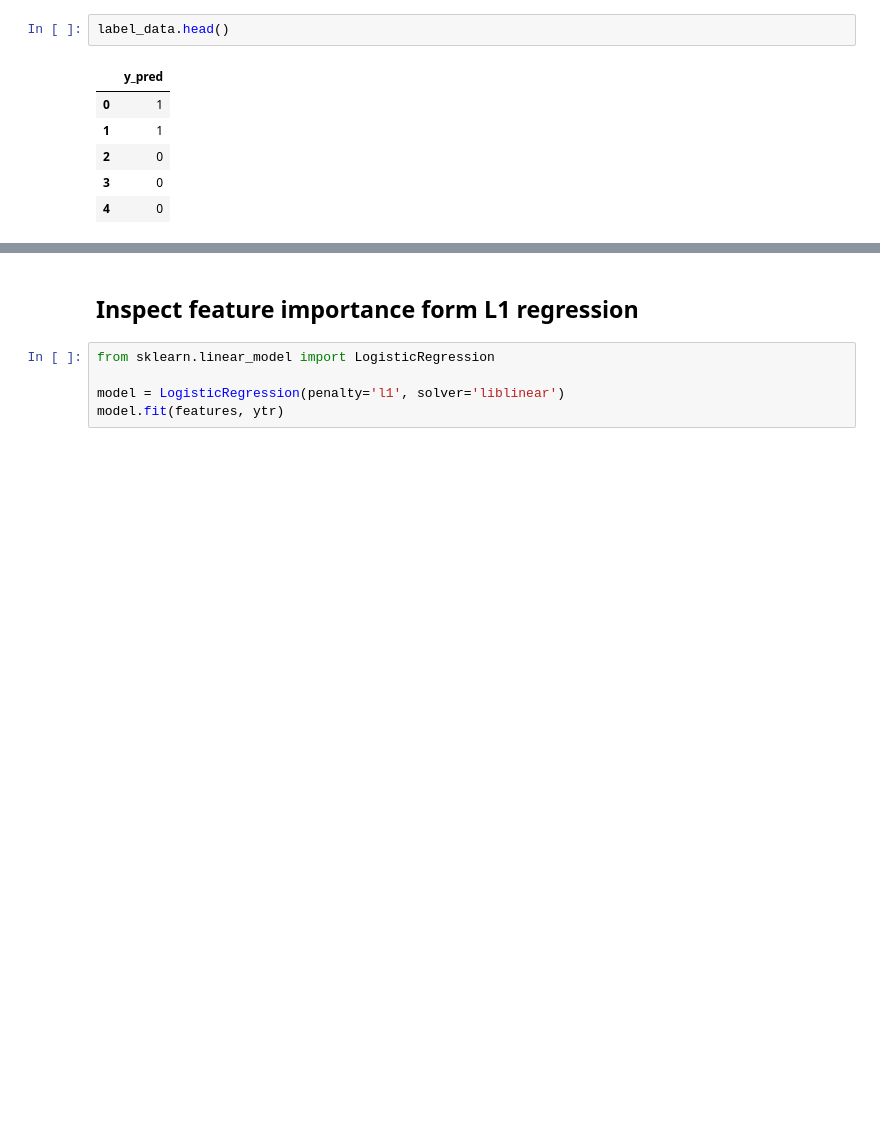
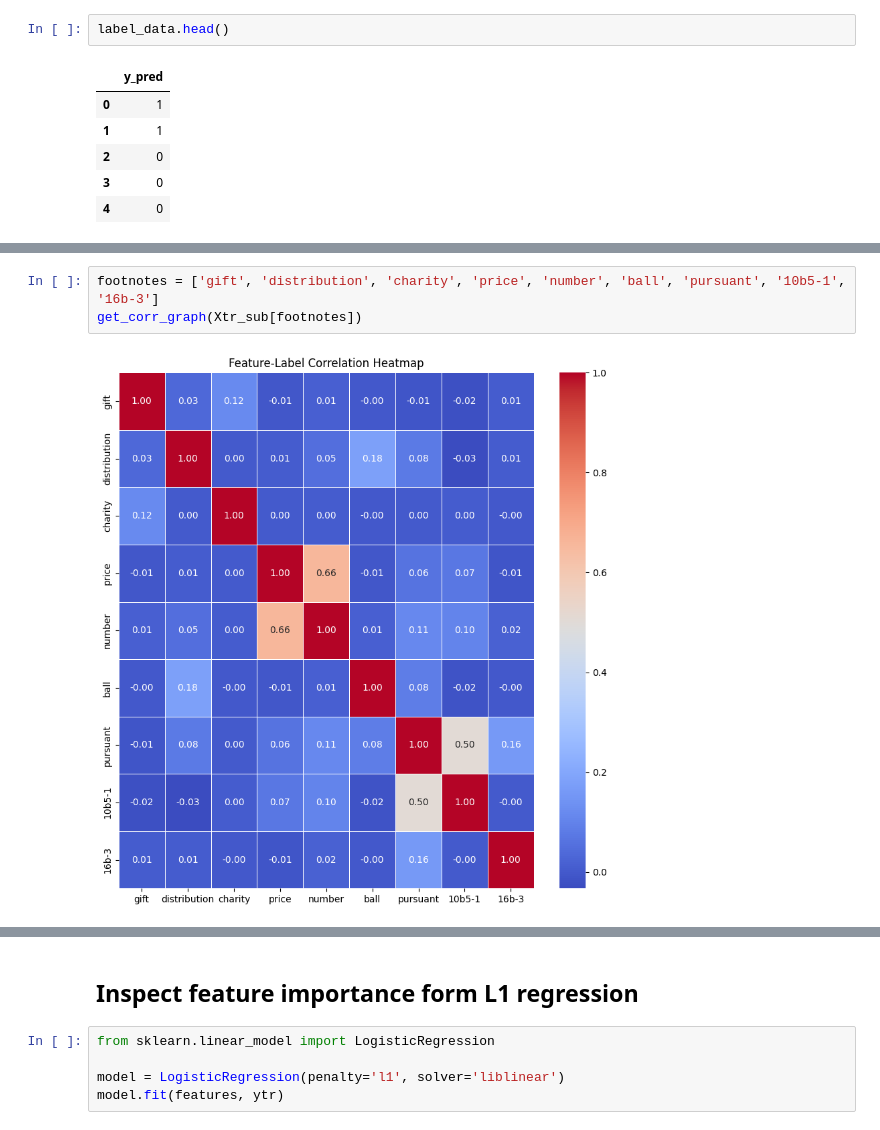
Before and after one commit to Blimperoo/DSA4263-Final-Insider-Trading, a Jupyter notebook: src/eda/feature_importance.ipynb, the cells around one changed output, grey strips where cells are left out. Cells and saved outputs as stored; diff of their text form; blank space fills up the shorter version.

```diff
--- a/src/eda/feature_importance.ipynb
+++ b/src/eda/feature_importance.ipynb
@@ -76,0 +99,5 @@ ytr = label_data
+# %%
+footnotes = ['gift', 'distribution', 'charity', 'price', 'number', 'ball', 'pursuant', '10b5-1', '16b-3']
+get_corr_graph(Xtr_sub[footnotes])
+# %% [output]
+[figure, added]
```
Also changed, not shown: parts of 12 cells of this notebook, 1 other file.
